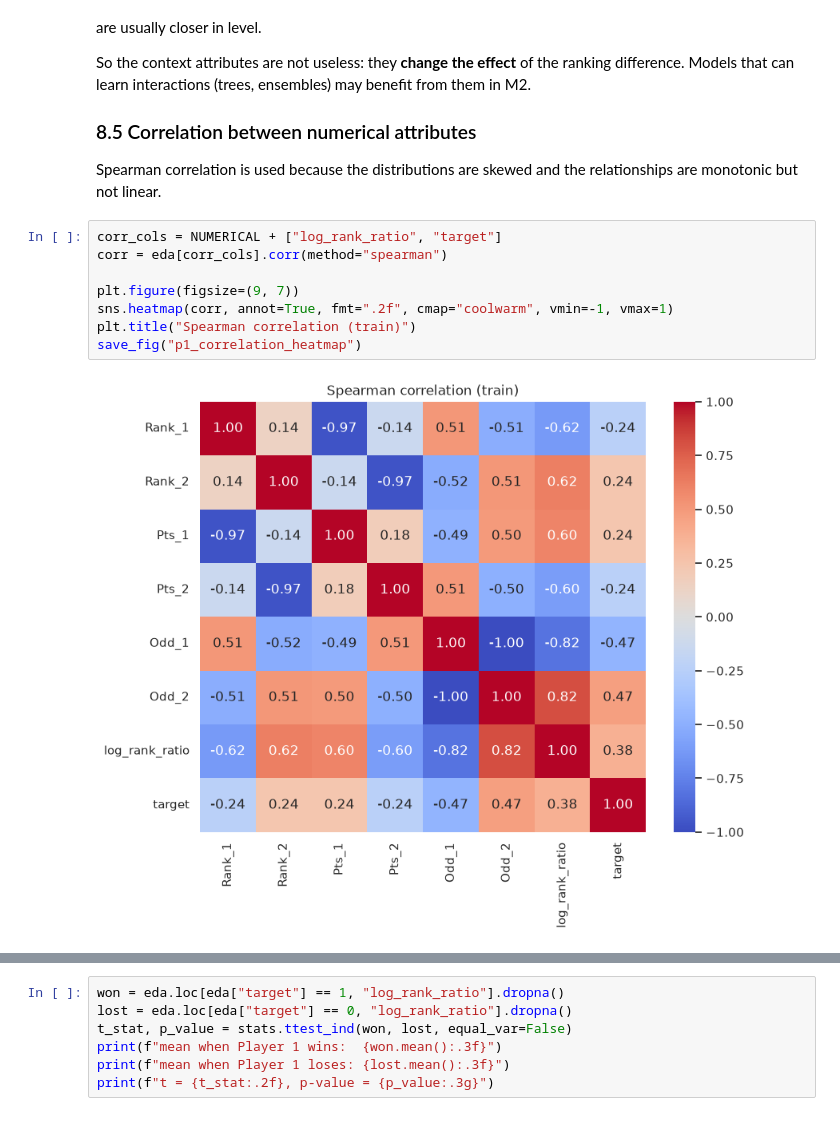
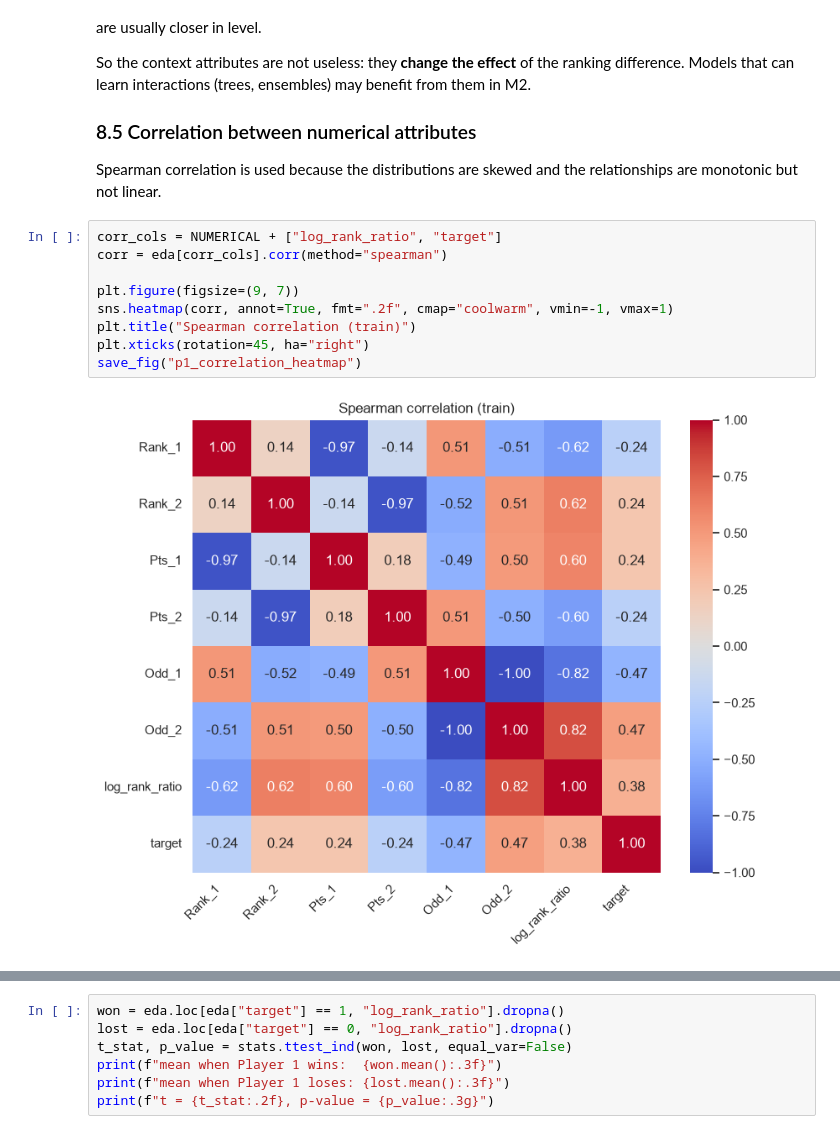
Before and after one commit to PeroPeki/machine_learning_erasmus, a Jupyter notebook: notebooks/data_explanation.ipynb, the cells around one changed output, grey strips where cells are left out. Cells and saved outputs as stored; diff of their text form.

```diff
--- a/notebooks/data_explanation.ipynb
+++ b/notebooks/data_explanation.ipynb
@@ -680,13 +698,14 @@ Spearman correlation is used because the distributions are skewed and the relati
 # %%
 corr_cols = NUMERICAL + ["log_rank_ratio", "target"]
 corr = eda[corr_cols].corr(method="spearman")
 
 plt.figure(figsize=(9, 7))
 sns.heatmap(corr, annot=True, fmt=".2f", cmap="coolwarm", vmin=-1, vmax=1)
 plt.title("Spearman correlation (train)")
+plt.xticks(rotation=45, ha="right")
 save_fig("p1_correlation_heatmap")
 # %% [output]
-[figure, old version]
+[figure, new version]
 # %% [markdown]
 - **Rank and Pts of the same player are almost perfectly correlated** (about -0.97, negative because rank 1 has the most points). As explained in the lectures, highly correlated features are redundant. Part 2 should keep only one of them or combine them, which also solves a big part of the missing value problem (Pts is missing before 2005, Rank almost never).
 - **Rank and Odds** of the same player are moderately correlated (about 0.5): bookmakers use the ranking when they set the odds, but also other information (form, surface, injuries).
```
Also changed, not shown: parts of 29 cells of this notebook, 19 other files.
